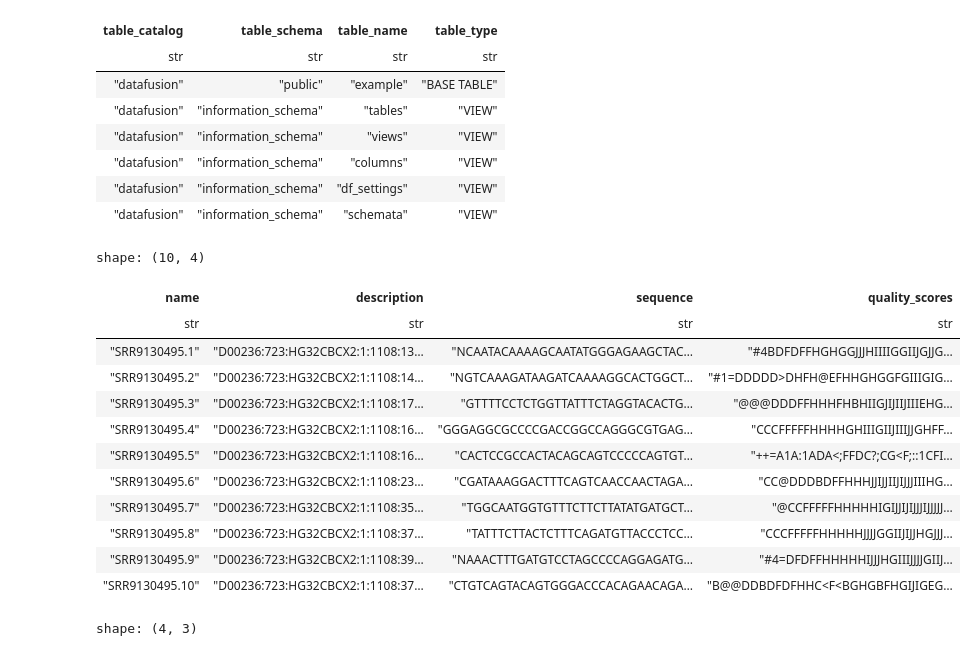
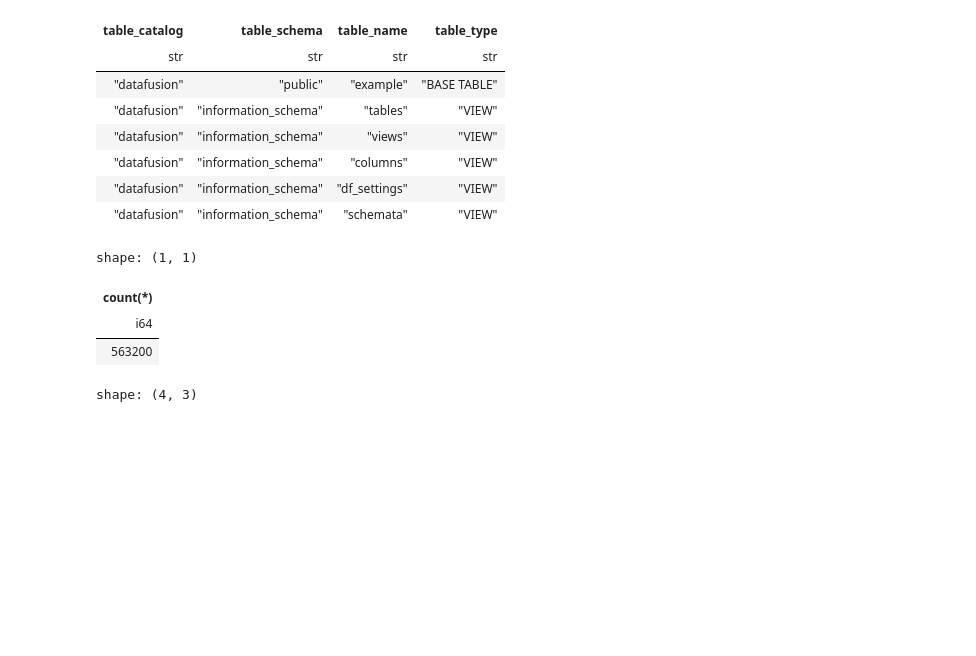
Before and after one commit to bartwild/polars-bio, a Jupyter notebook: examples/base_content_qc.ipynb, the cells around one changed output. Saved outputs shown, nothing was run; the diff lists cells and outputs as text; code cells hidden in the pictures; blank space fills up the shorter version.

```diff
--- a/examples/base_content_qc.ipynb
+++ b/examples/base_content_qc.ipynb
@@ -57,21 +44,12 @@ shape: (6, 4)
 | "datafusion" | "information_schema" | "df_settings" | "VIEW" |
 | "datafusion" | "information_schema" | "schemata" | "VIEW" |
 # %%
-pb.sql("select * from example limit 10").collect()
+pb.sql("select count(*) from example limit 10").collect()
 # %% [output]
-shape: (10, 4)
+shape: (1, 1)
-| name | description | sequence | quality_scores |
-| str | str | str | str |
-| "SRR9130495.1" | "D00236:723:HG32CBCX2:1:1108:13… | "NCAATACAAAAGCAATATGGGAGAAGCTAC… | "#4BDFDFFHGHGGJJJHIIIIGGIIJGJJG… |
-| "SRR9130495.2" | "D00236:723:HG32CBCX2:1:1108:14… | "NGTCAAAGATAAGATCAAAAGGCACTGGCT… | "#1=DDDDD>DHFH@EFHHGHGGFGIIIGIG… |
-| "SRR9130495.3" | "D00236:723:HG32CBCX2:1:1108:17… | "GTTTTCCTCTGGTTATTTCTAGGTACACTG… | "@@@DDDFFHHHFHBHIIGJIJIIJIIIEHG… |
-| "SRR9130495.4" | "D00236:723:HG32CBCX2:1:1108:16… | "GGGAGGCGCCCCGACCGGCCAGGGCGTGAG… | "CCCFFFFFHHHHGHIIIGIIJIIIJJGHFF… |
-| "SRR9130495.5" | "D00236:723:HG32CBCX2:1:1108:16… | "CACTCCGCCACTACAGCAGTCCCCCAGTGT… | "++=A1A:1ADA<;FFDC?;CG<F;::1CFI… |
-| "SRR9130495.6" | "D00236:723:HG32CBCX2:1:1108:23… | "CGATAAAGGACTTTCAGTCAACCAACTAGA… | "CC@DDDBDFFHHHJJIJJIIJIJJJIIIHG… |
-| "SRR9130495.7" | "D00236:723:HG32CBCX2:1:1108:35… | "TGGCAATGGTGTTTCTTCTTATATGATGCT… | "@CCFFFFFHHHHHIGIJJIJIJJJIJJJJJ… |
-| "SRR9130495.8" | "D00236:723:HG32CBCX2:1:1108:37… | "TATTTCTTACTCTTTCAGATGTTACCCTCC… | "CCCFFFFFHHHHHJJJJGGIIJIJJHGJJJ… |
-| "SRR9130495.9" | "D00236:723:HG32CBCX2:1:1108:39… | "NAAACTTTGATGTCCTAGCCCCAGGAGATG… | "#4=DFDFFHHHHHIJJJHGIIIJJJJGIIJ… |
-| "SRR9130495.10" | "D00236:723:HG32CBCX2:1:1108:37… | "CTGTCAGTACAGTGGGACCCACAGAACAGA… | "B@@DDBDFDFHHC<F<BGHGBFHGIJIGEG… |
+| count(*) |
+| i64 |
+| 563200 |
 # %%
 pb.sql("describe example").collect()
 # %% [output]
```
Also changed, not shown: parts of 8 cells of this notebook, 3 other files.
